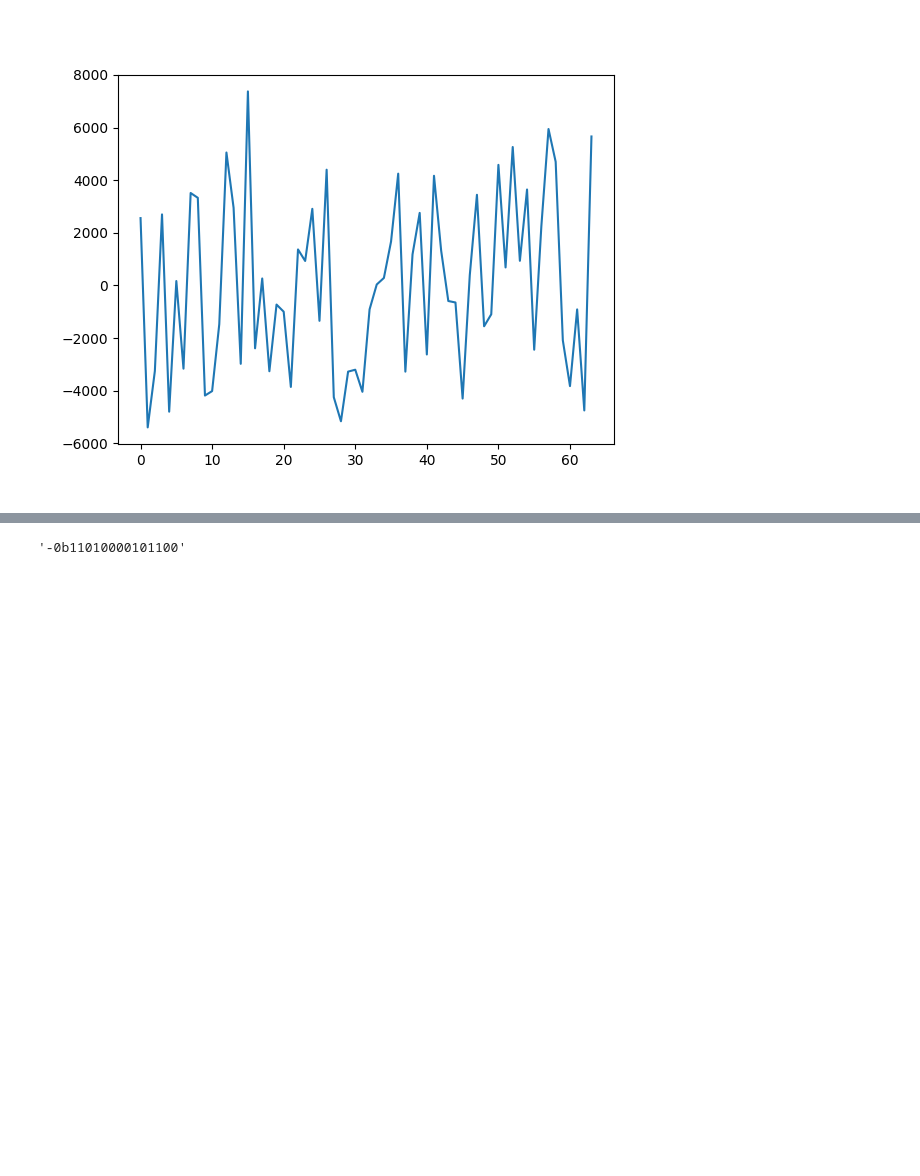
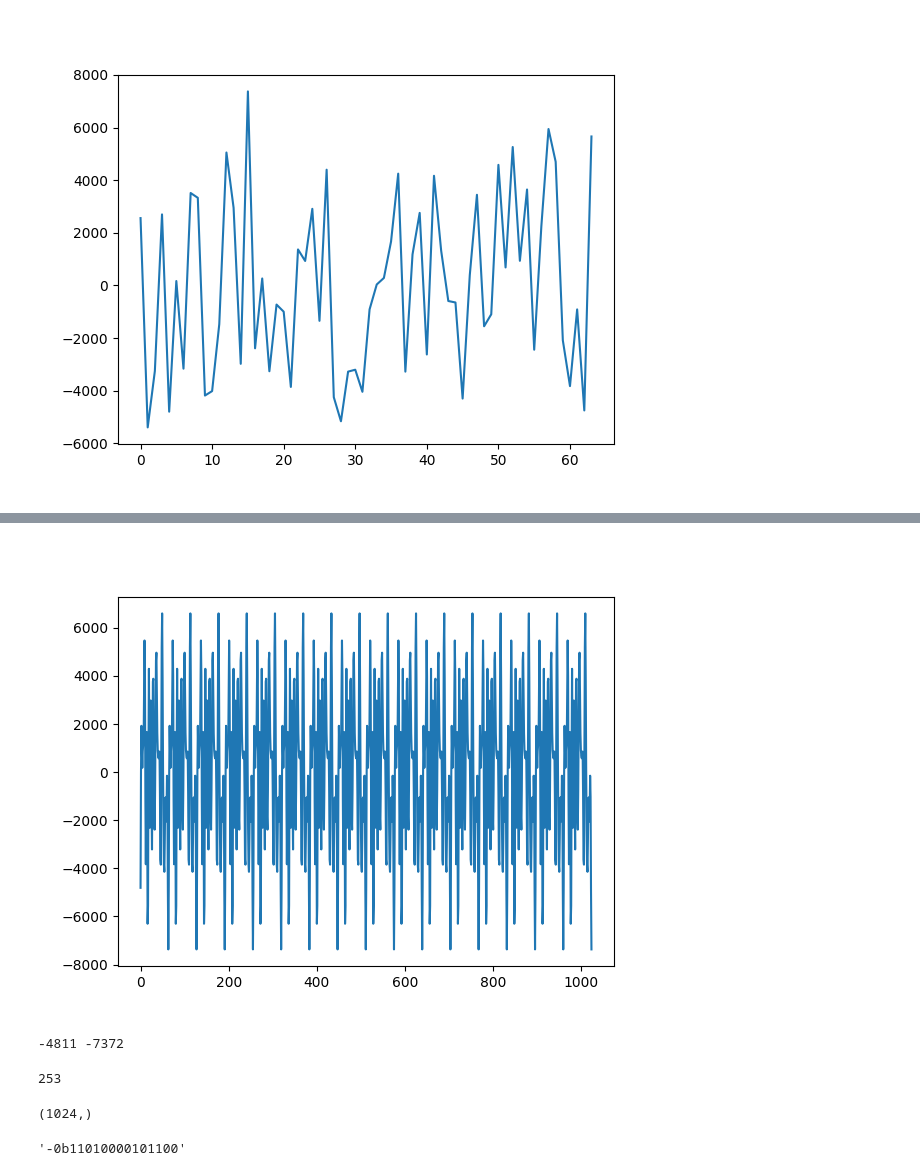
Before and after one commit to EIGSEP/DAC, a Jupyter notebook: notebooks/psuedo_random.ipynb, the cells around one changed output, grey strips where cells are left out. Saved outputs shown, nothing was run; the diff lists cells and outputs as text; code cells hidden in the pictures; blank space fills up the shorter version.

```diff
--- a/notebooks/psuedo_random.ipynb
+++ b/notebooks/psuedo_random.ipynb
@@ -99,0 +122,18 @@ d_pack = pack_waveform(d_repeat)
+# %%
+plt.figure()
+plt.plot(d_repeat)
+plt.show()
+print(d_repeat[0], d_repeat[-1])
+# %% [output]
+[figure, added]
+-4811 -7372
+# %%
+# max_addr = 8189
+# max_addr = 61 * 2
+# print(max_addr_calc(N, T))
+# max_addr = 125
+
+max_addr = max_addr_calc(N, T)
+print(max_addr)
+# %% [output]
+253
@@ -100,3 +142,7 @@ d_pack = pack_waveform(d_repeat)
+# %%
+d_repeat.shape
+# %% [output]
+(1024,)
 # %%
 bin(struct.unpack('>h', d_pack[:2])[0])
 # %% [output]
```
Also changed, not shown: parts of 6 cells of this notebook.
